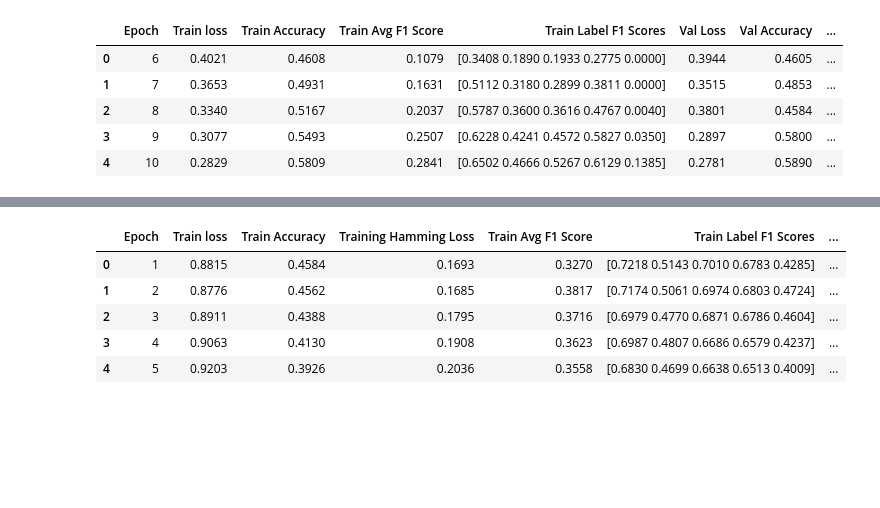
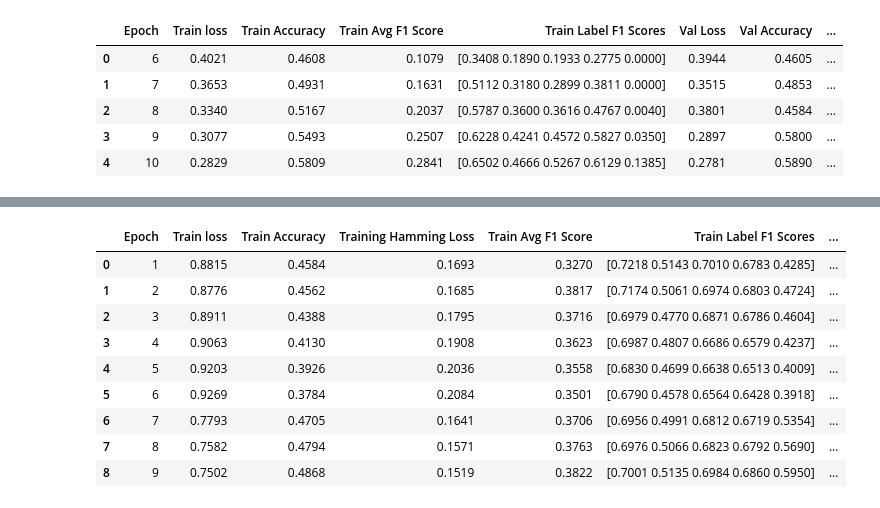
Before and after one commit to griffinfarrow/bhf_classification, a Jupyter notebook: ecg_classification_model/analyse_training_progress.ipynb, the cells around one changed output, grey strips where cells are left out. Cells and saved outputs as stored; diff of their text form; code cells hidden in the pictures; blank space fills up the shorter version.

```diff
--- a/ecg_classification_model/analyse_training_progress.ipynb
+++ b/ecg_classification_model/analyse_training_progress.ipynb
@@ -10,7 +12,9 @@ def compute_average(score_string):
     return hmean(numbers)  # Compute the mean
 # %%
 data = pd.read_excel('training_progress.xlsx', sheet_name='ResNet', header=0)
+data = data.dropna(subset=['Train loss'])
 data2 = pd.read_excel('training_progress.xlsx', sheet_name='EfficientNet-Retrain', header=0)
+data2 = data2.dropna(subset=['Train loss'])
 # %%
 # Apply the function to the column
 data["Train Label-Harm-Average F1 Score"] = data["Train Label F1 Scores"].apply(compute_average)
@@ -47,13 +31,17 @@ data2
 # %%
 # Apply the function to the column
-data2["Train Label-Harm-Average F1 Score"] = data2["Train Label F1 Scores"].iloc[:6].apply(compute_average)
-data2["Val Label-Harm-Average F1 Score"] = data2["Val Label F1 Scores"].iloc[:6].apply(compute_average)
+data2["Train Label-Harm-Average F1 Score"] = data2["Train Label F1 Scores"].apply(compute_average)
+data2["Val Label-Harm-Average F1 Score"] = data2["Val Label F1 Scores"].apply(compute_average)
 
-data2.head(5)
+data2.head(10)
 # %% [output]
 |  | Epoch | Train loss | Train Accuracy | Training Hamming Loss | Train Avg F1 Score | Train Label F1 Scores | ... |
 | 0 | 1 | 0.8815 | 0.4584 | 0.1693 | 0.3270 | [0.7218 0.5143 0.7010 0.6783 0.4285] | ... |
 | 1 | 2 | 0.8776 | 0.4562 | 0.1685 | 0.3817 | [0.7174 0.5061 0.6974 0.6803 0.4724] | ... |
 | 2 | 3 | 0.8911 | 0.4388 | 0.1795 | 0.3716 | [0.6979 0.4770 0.6871 0.6786 0.4604] | ... |
 | 3 | 4 | 0.9063 | 0.4130 | 0.1908 | 0.3623 | [0.6987 0.4807 0.6686 0.6579 0.4237] | ... |
 | 4 | 5 | 0.9203 | 0.3926 | 0.2036 | 0.3558 | [0.6830 0.4699 0.6638 0.6513 0.4009] | ... |
+| 5 | 6 | 0.9269 | 0.3784 | 0.2084 | 0.3501 | [0.6790 0.4578 0.6564 0.6428 0.3918] | ... |
+| 6 | 7 | 0.7793 | 0.4705 | 0.1641 | 0.3706 | [0.6956 0.4991 0.6812 0.6719 0.5354] | ... |
+| 7 | 8 | 0.7582 | 0.4794 | 0.1571 | 0.3763 | [0.6976 0.5066 0.6823 0.6792 0.5690] | ... |
+| 8 | 9 | 0.7502 | 0.4868 | 0.1519 | 0.3822 | [0.7001 0.5135 0.6984 0.6860 0.5950] | ... |
```
Also changed, not shown: parts of 5 cells of this notebook.
